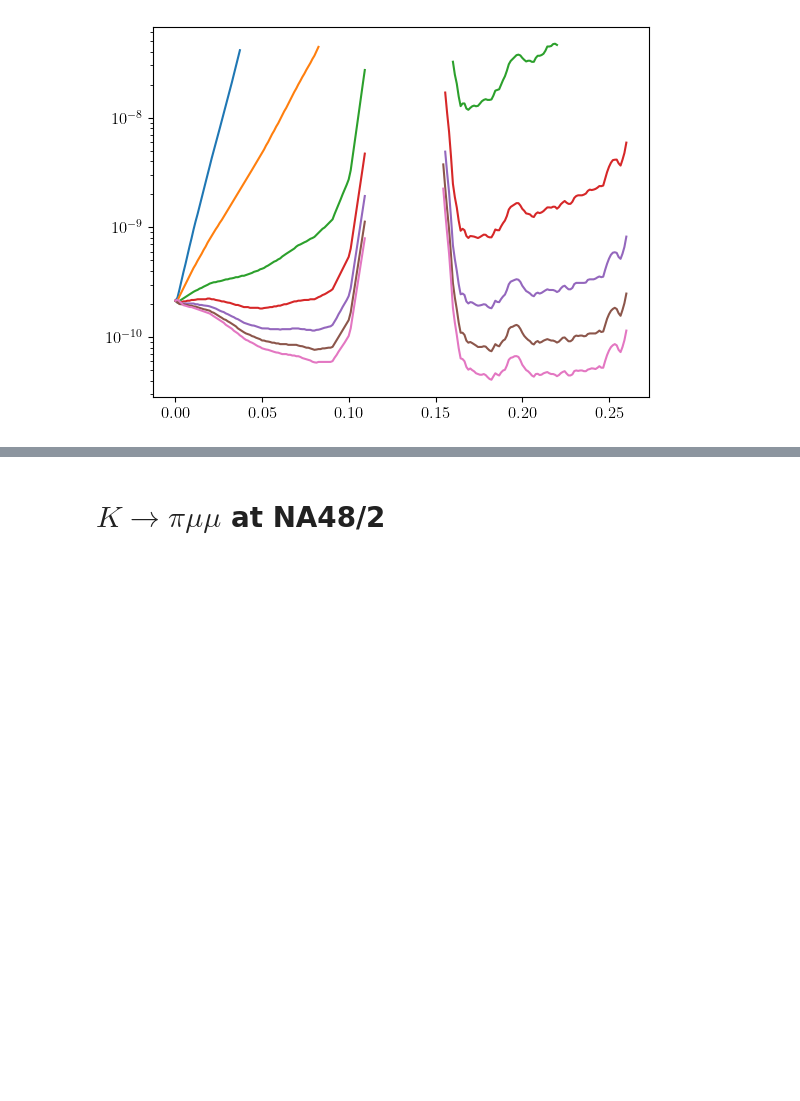
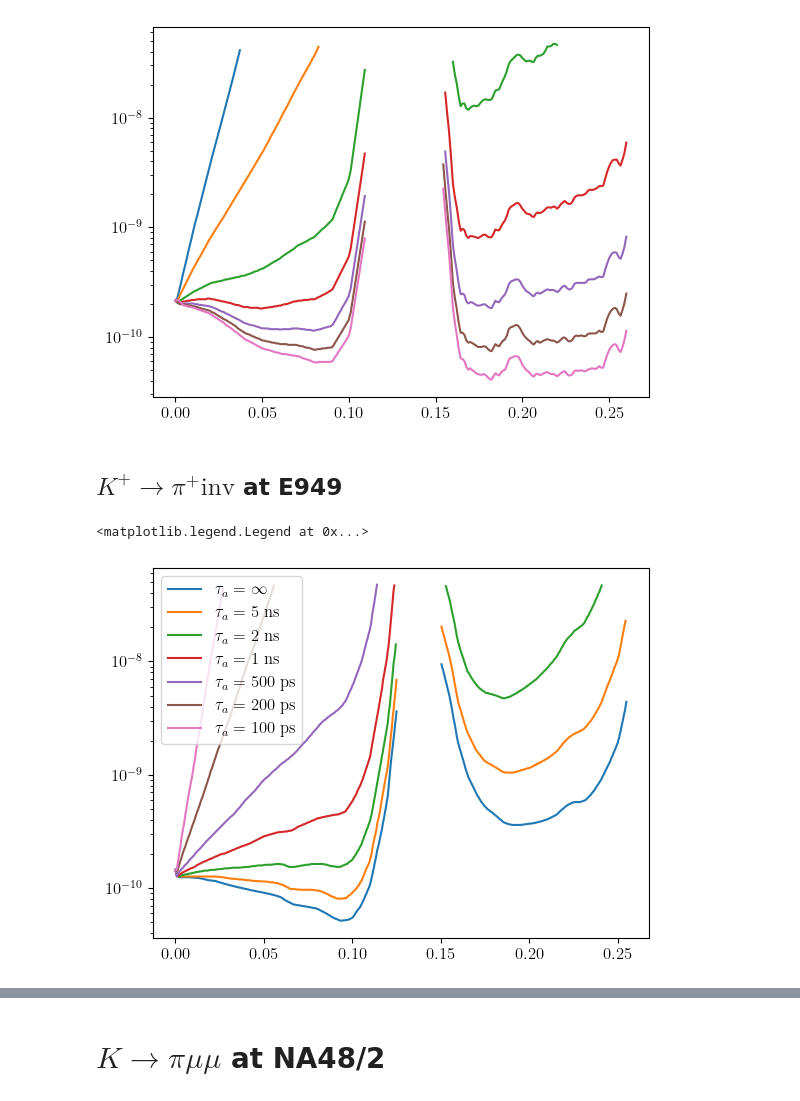
Before and after one commit to alp-aca/alp-aca, a Jupyter notebook: tutorials/displaced_LHCb/read_figures.ipynb, the cells around one changed output, grey strips where cells are left out. Saved outputs shown, nothing was run; the diff lists cells and outputs as text; code cells hidden in the pictures; blank space fills up the shorter version.

```diff
--- a/tutorials/displaced_LHCb/read_figures.ipynb
+++ b/tutorials/displaced_LHCb/read_figures.ipynb
@@ -614,3 +614,25 @@ plt.semilogy(ma, 10**matrix_res[:-1,6], label=r'$\tau_a = \infty$')
 [figure]
 # %%
 np.save('../../alpaca/experimental_data/invisible/na62_kpiInv.npy', matrix_res.T)
+# %% [markdown]
+## $K^+ \to \pi^+ \mathrm{inv}$ at E949
+# %%
+df_e949_inf = pd.read_csv('e949_kpiX_inf.csv')
+df_e949_5ns = pd.read_csv('e949_kpiX_5ns.csv')
+df_e949_2ns = pd.read_csv('e949_kpiX_2ns.csv')
+df_e949_1ns = pd.read_csv('e949_kpiX_1ns.csv')
+df_e949_500ps = pd.read_csv('e949_kpiX_500ps.csv')
+df_e949_200ps = pd.read_csv('e949_kpiX_200ps.csv')
+df_e949_100ps = pd.read_csv('e949_kpiX_100ps.csv')
+# %%
+plt.semilogy(df_e949_inf['ma_GeV'], df_e949_inf['BR'], label=r'$\tau_a = \infty$')
+plt.semilogy(df_e949_5ns['ma_GeV'], df_e949_5ns['BR'], label=r'$\tau_a = 5$ ns')
+plt.semilogy(df_e949_2ns['ma_GeV'], df_e949_2ns['BR'], label=r'$\tau_a = 2$ ns')
+plt.semilogy(df_e949_1ns['ma_GeV'], df_e949_1ns['BR'], label=r'$\tau_a = 1$ ns')
+plt.semilogy(df_e949_500ps['ma_GeV'], df_e949_500ps['BR'], label=r'$\tau_a = 500$ ps')
+plt.semilogy(df_e949_200ps['ma_GeV'], df_e949_200ps['BR'], label=r'$\tau_a = 200$ ps')
+plt.semilogy(df_e949_100ps['ma_GeV'], df_e949_100ps['BR'], label=r'$\tau_a = 100$ ps')
+plt.legend()
+# %% [output]
+<matplotlib.legend.Legend at 0x...>
+[figure, added]
```
Also changed, not shown: parts of 5 cells of this notebook, 9 other files.
